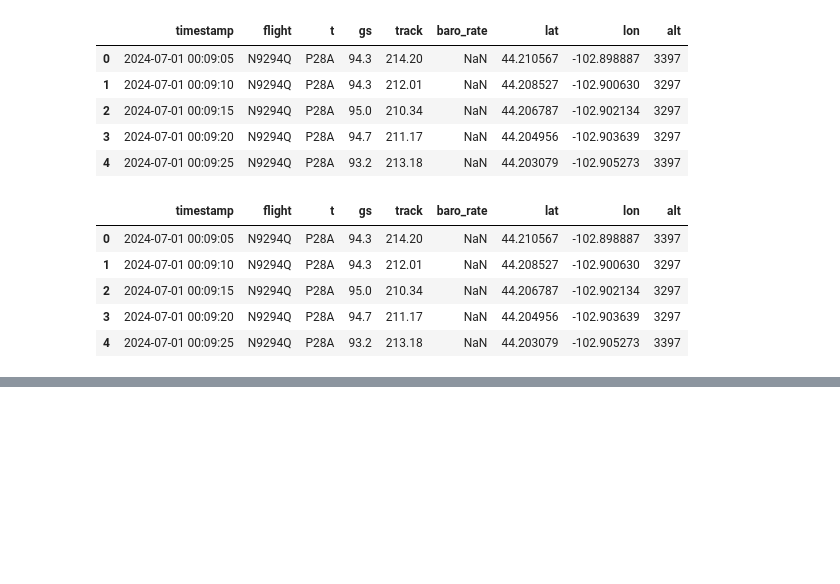
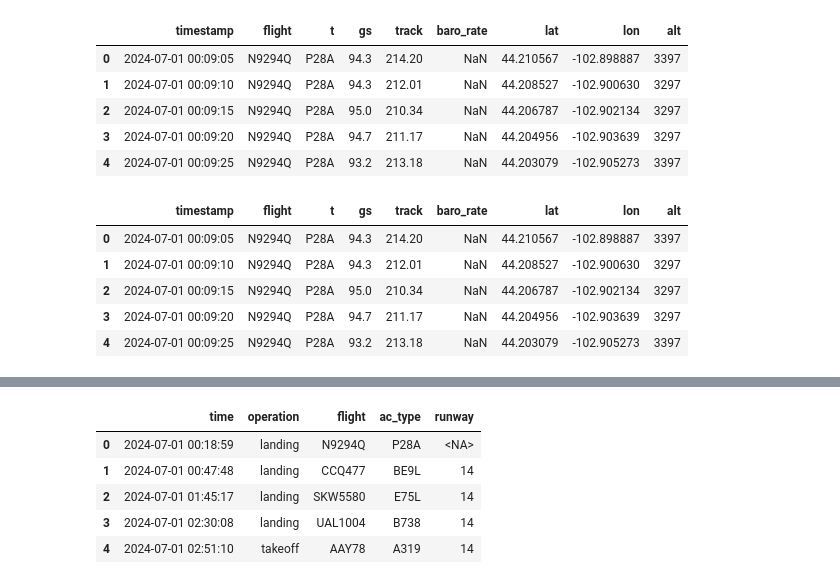
Before and after one commit to ghRevelle/pytc, a Jupyter notebook: data/data_cleaner.ipynb, the cells around one changed output, grey strips where cells are left out. Saved outputs shown, nothing was run; the diff lists cells and outputs as text; code cells hidden in the pictures; blank space fills up the shorter version.

```diff
--- a/data/data_cleaner.ipynb
+++ b/data/data_cleaner.ipynb
@@ -121,0 +170,15 @@ filtered_aircraft.to_csv('aircraft_cleaned.csv', index=False)
+# %%
+# Convert time to datetime format
+filtered_operations['time'] = pd.to_datetime(filtered_operations['time'], format='%Y-%m-%d %H:%M:%S', errors='coerce')
+
+# Convert runway to integer, keeping NaN as NaN
+filtered_operations['runway'] = pd.to_numeric(filtered_operations['runway'], errors='coerce').astype('Int64')
+
+filtered_operations.head()
+# %% [output]
+|  | time | operation | flight | ac_type | runway |
+| 0 | 2024-07-01 00:18:59 | landing | N9294Q | P28A | <NA> |
+| 1 | 2024-07-01 00:47:48 | landing | CCQ477 | BE9L | 14 |
+| 2 | 2024-07-01 01:45:17 | landing | SKW5580 | E75L | 14 |
+| 3 | 2024-07-01 02:30:08 | landing | UAL1004 | B738 | 14 |
+| 4 | 2024-07-01 02:51:10 | takeoff | AAY78 | A319 | 14 |
```
Also changed, not shown: parts of 3 cells of this notebook.
